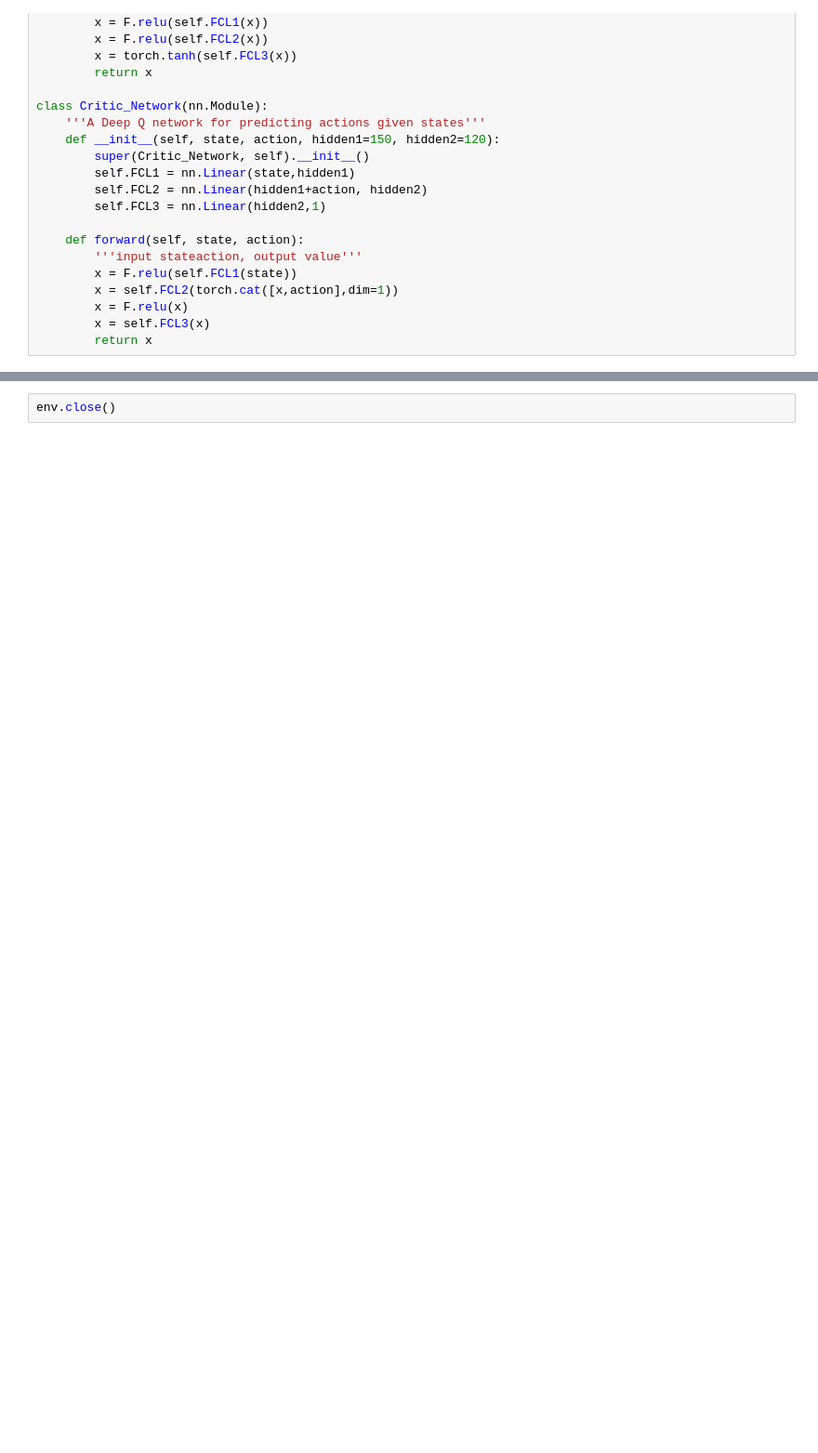
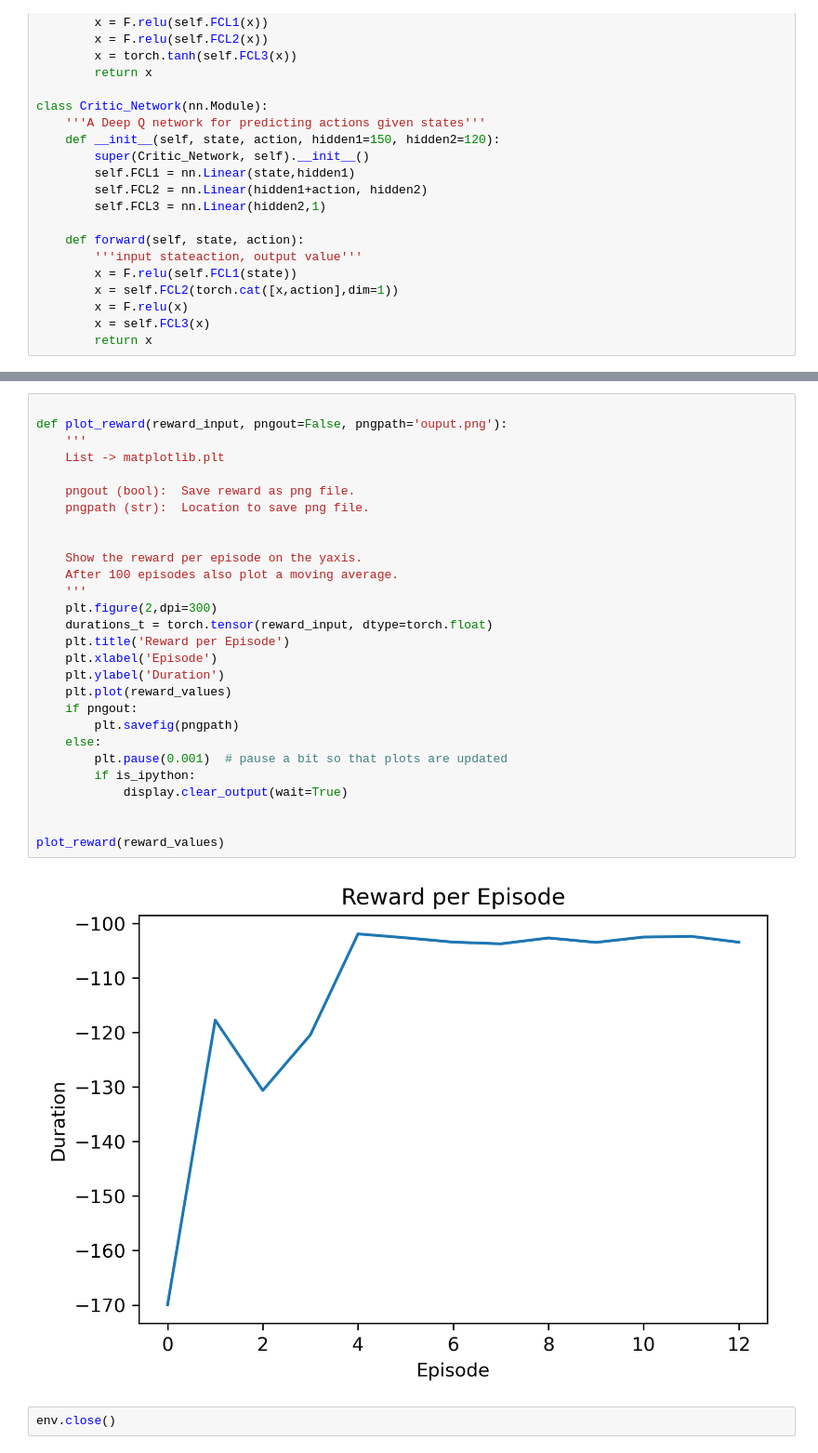
Before and after one commit to dabiged/RLPlayground, a Jupyter notebook: DDPG/BipedalWalker.ipynb, the cells around one changed output, grey strips where cells are left out. Shown at 93% size. Drawn from its saved outputs; the diff is of its cells as text; blank space fills up the shorter version.

```diff
--- a/DDPG/BipedalWalker.ipynb
+++ b/DDPG/BipedalWalker.ipynb
@@ -617,2 +358,32 @@ TypeError: expected Tensor as element 20 in argument 0, but got NoneType
+# %%
+
+def plot_reward(reward_input, pngout=False, pngpath='ouput.png'):
+    '''
+    List -> matplotlib.plt
+
+    pngout (bool):  Save reward as png file.
+    pngpath (str):  Location to save png file.
+
+
+    Show the reward per episode on the yaxis.
+    After 100 episodes also plot a moving average.
+    '''
+    plt.figure(2,dpi=300)
+    durations_t = torch.tensor(reward_input, dtype=torch.float)
+    plt.title('Reward per Episode')
+    plt.xlabel('Episode')
+    plt.ylabel('Duration')
+    plt.plot(reward_values)
+    if pngout:
+        plt.savefig(pngpath)
+    else:
+        plt.pause(0.001)  # pause a bit so that plots are updated
+        if is_ipython:
+            display.clear_output(wait=True)
+
+
+plot_reward(reward_values)
+# %% [output]
+[figure, added]
 # %%
 env.close()
```
Also changed, not shown: parts of 14 cells of this notebook.
